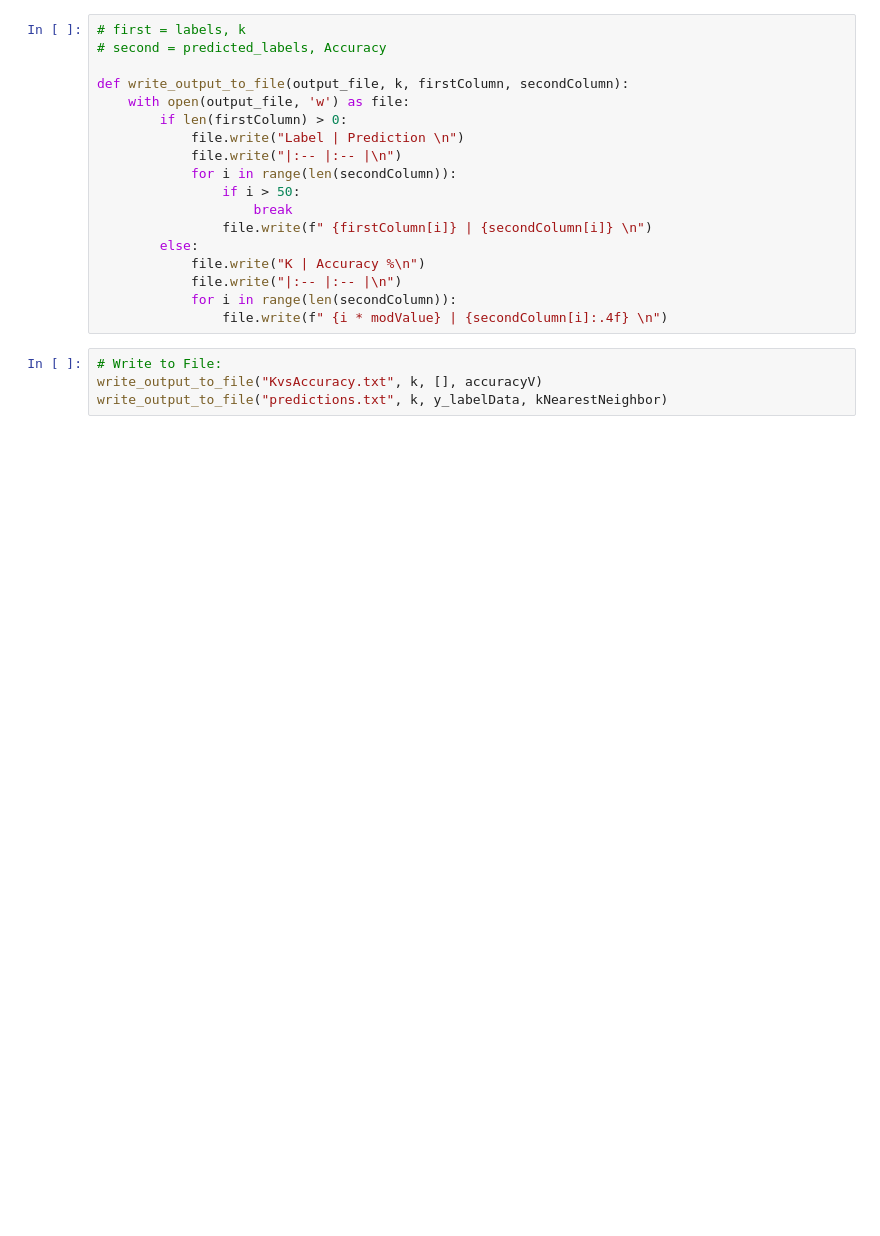
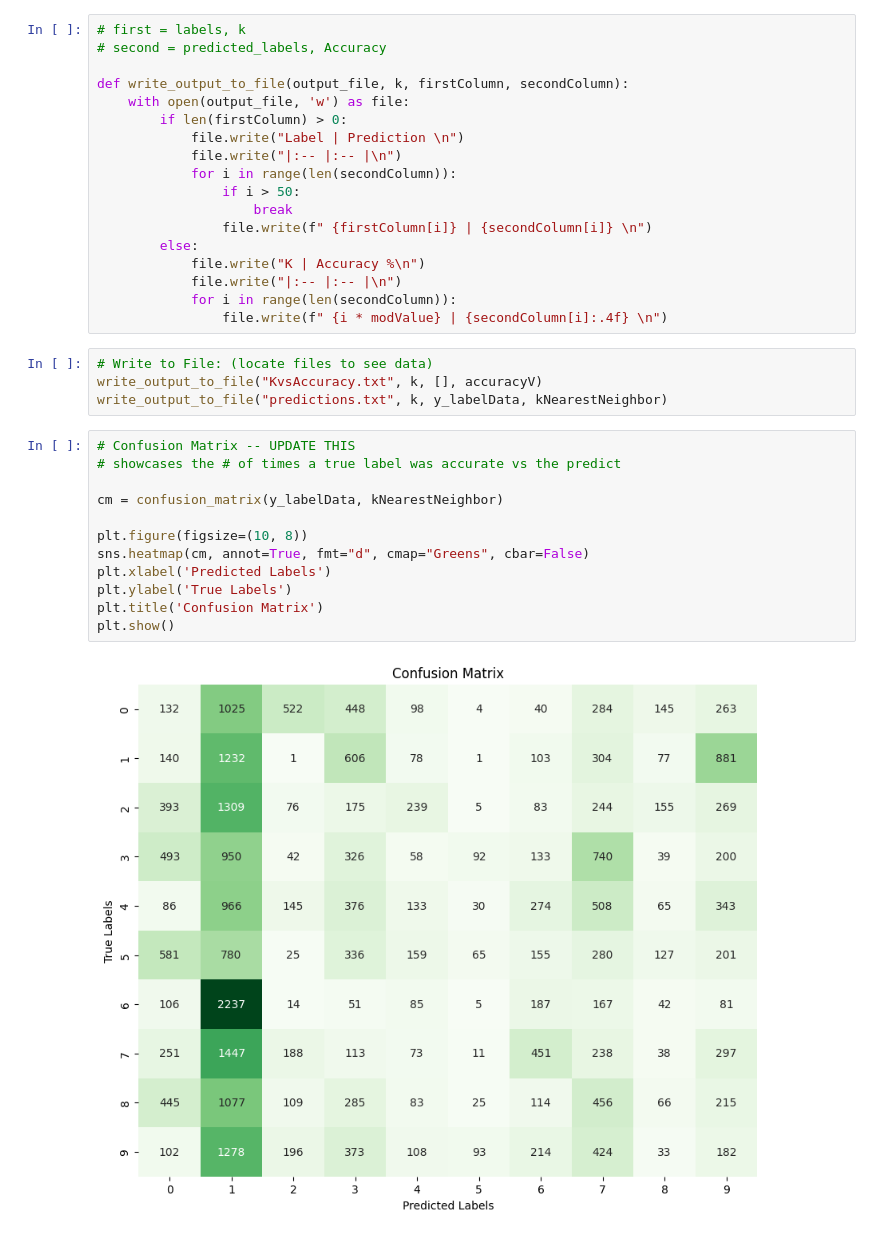
Before and after one commit to cwcoogan/KNN-Analysis-, a Jupyter notebook: MNIST.ipynb, the cells around one changed output. Drawn from its saved outputs; the diff is of its cells as text; blank space fills up the shorter version.

Commit message:
conf matrix

```diff
--- a/MNIST.ipynb
+++ b/MNIST.ipynb
@@ -113,6 +124,20 @@ def write_output_to_file(output_file, k, firstColumn, secondColumn):
             for i in range(len(secondColumn)):
                 file.write(f" {i * modValue} | {secondColumn[i]:.4f} \n")
 # %%
-# Write to File:
+# Write to File: (locate files to see data)
 write_output_to_file("KvsAccuracy.txt", k, [], accuracyV)
 write_output_to_file("predictions.txt", k, y_labelData, kNearestNeighbor)
+# %%
+# Confusion Matrix -- UPDATE THIS
+# showcases the # of times a true label was accurate vs the predict
+
+cm = confusion_matrix(y_labelData, kNearestNeighbor)
+
+plt.figure(figsize=(10, 8))
+sns.heatmap(cm, annot=True, fmt="d", cmap="Greens", cbar=False)
+plt.xlabel('Predicted Labels')
+plt.ylabel('True Labels')
+plt.title('Confusion Matrix')
+plt.show()
+# %% [output]
+[figure, added]
```
Also changed, not shown: parts of 9 cells of this notebook.
